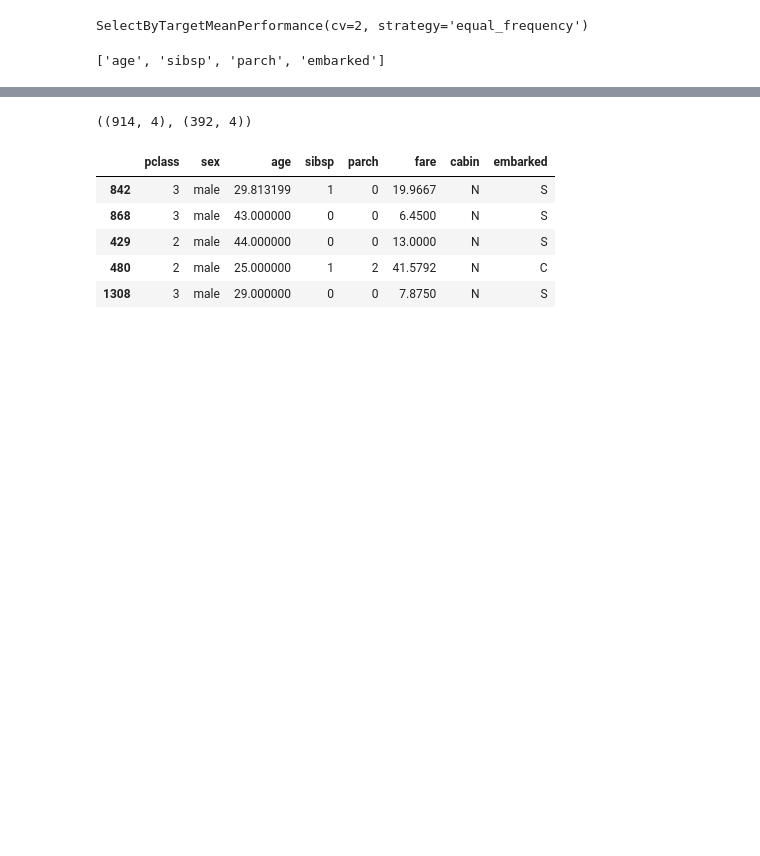
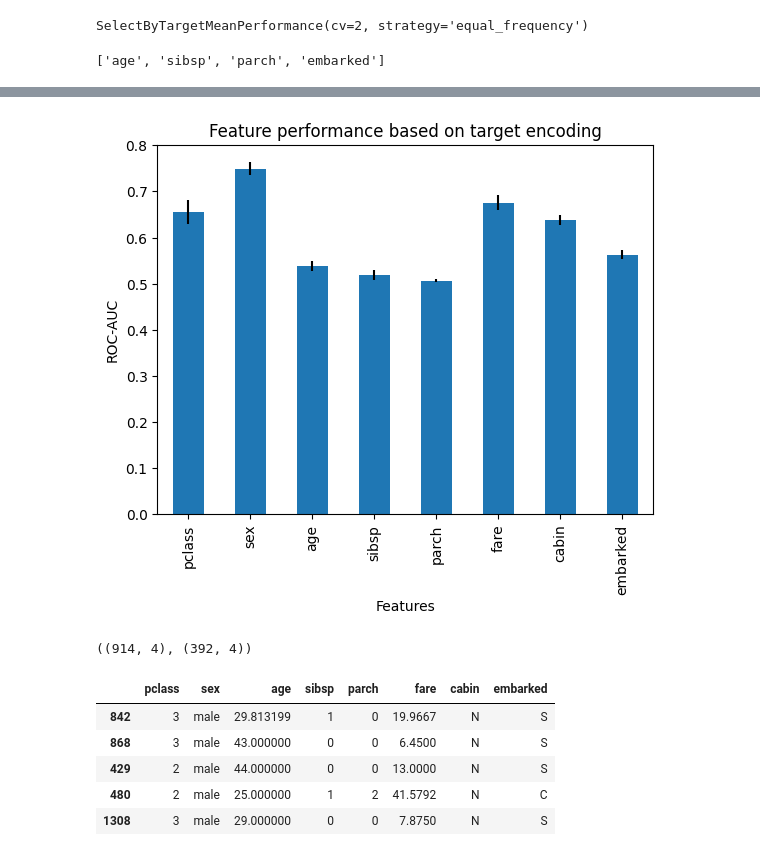
Before and after one commit to solegalli/feature-selection-in-machine-learning-book, a Jupyter notebook: 05-Univariate-methods/02-Target-encoding.ipynb, the cells around one changed output, grey strips where cells are left out. Cells and saved outputs as stored; diff of their text form; code cells hidden in the pictures; blank space fills up the shorter version.

```diff
--- a/05-Univariate-methods/02-Target-encoding.ipynb
+++ b/05-Univariate-methods/02-Target-encoding.ipynb
@@ -104,3 +112,19 @@ Text(0.5, 1.0, 'Feature performance based on target encoding')
+# %%
+r = pd.concat([
+    pd.Series(sel.feature_performance_),
+    pd.Series(sel.feature_performance_std_)
+], axis=1
+)
+r.columns = ['mean', 'std']
+
+r['mean'].plot.bar(yerr=[r['std'], r['std']], subplots=True)
+
+plt.title("Feature performance based on target encoding")
+plt.ylabel('ROC-AUC')
+plt.xlabel('Features')
+plt.show()
+# %% [output]
+[figure, added]
 # %%
 # drop features
 
```
Also changed, not shown: parts of 6 cells of this notebook, 19 other files.
